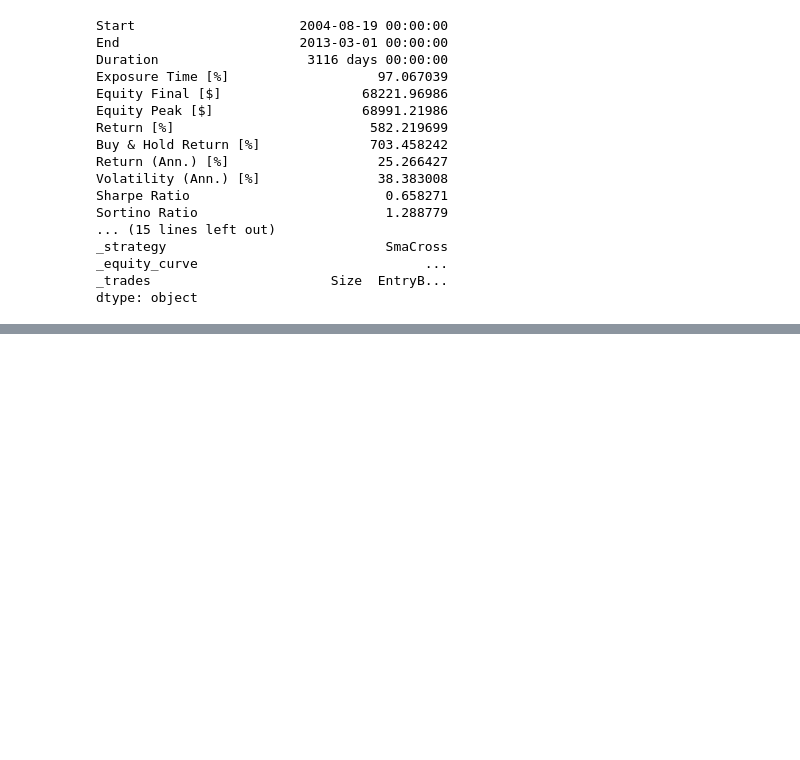
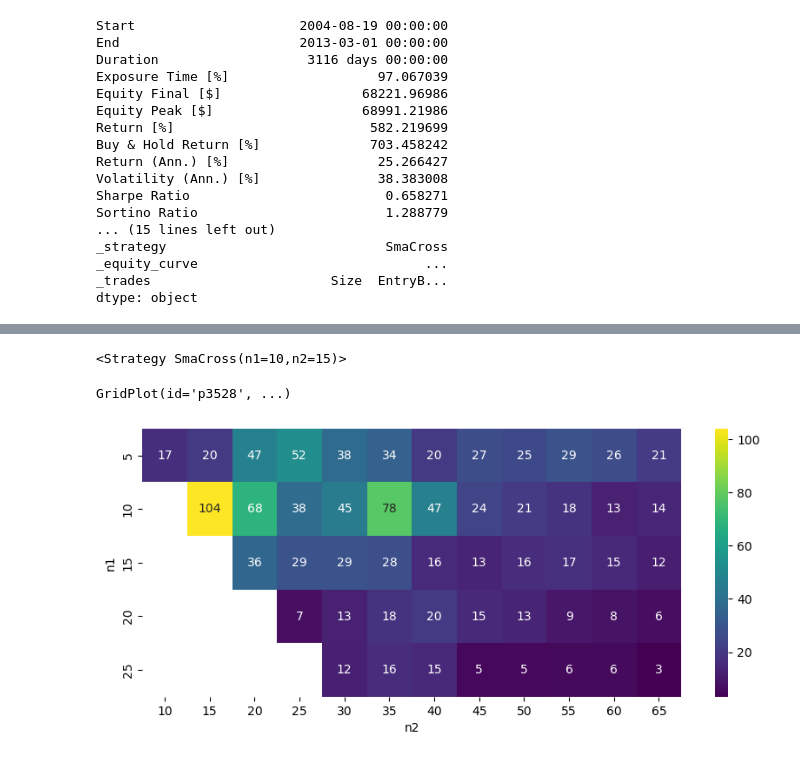
Before and after one commit to arjunahiran/study-backtesting, a Jupyter notebook: notebooks/sma_cross.ipynb, the cells around one changed output, grey strips where cells are left out. Saved outputs shown, nothing was run; the diff lists cells and outputs as text; code cells hidden in the pictures; blank space fills up the shorter version.

```diff
--- a/notebooks/sma_cross.ipynb
+++ b/notebooks/sma_cross.ipynb
@@ -73,3 +73,14 @@ _strategy                            SmaCross
 _equity_curve                             ...
 _trades                       Size  EntryB...
 dtype: object
+# %%
+stats, heatmap = bt.optimize(
+    n1=range(5, 30, 5),
+    n2=range(10, 70, 5),
+    maximize="Equity Final [$]",
+    constraint=lambda param: param.n1 < param.n2,
+    random_state=0,
+    return_heatmap=True,
+)
+
+stats
@@ -75,0 +105,19 @@ dtype: object
+# %%
+stats["_strategy"]
+# %% [output]
+<Strategy SmaCross(n1=10,n2=15)>
+# %%
+bt.plot(plot_volume=False, plot_pl=False)
+# %% [output]
+GridPlot(id='p3528', ...)
+# %%
+hm = heatmap.apply(lambda x: x / 1000).unstack()
+# %%
+import seaborn as sns
+import matplotlib.pyplot as plt
+
+plt.figure(figsize=(10, 4))
+sns.heatmap(hm, annot=True, cmap="viridis", fmt=".0f")
+plt.show()
+# %% [output]
+[figure, added]
```
Also changed, not shown: parts of 2 cells of this notebook.
